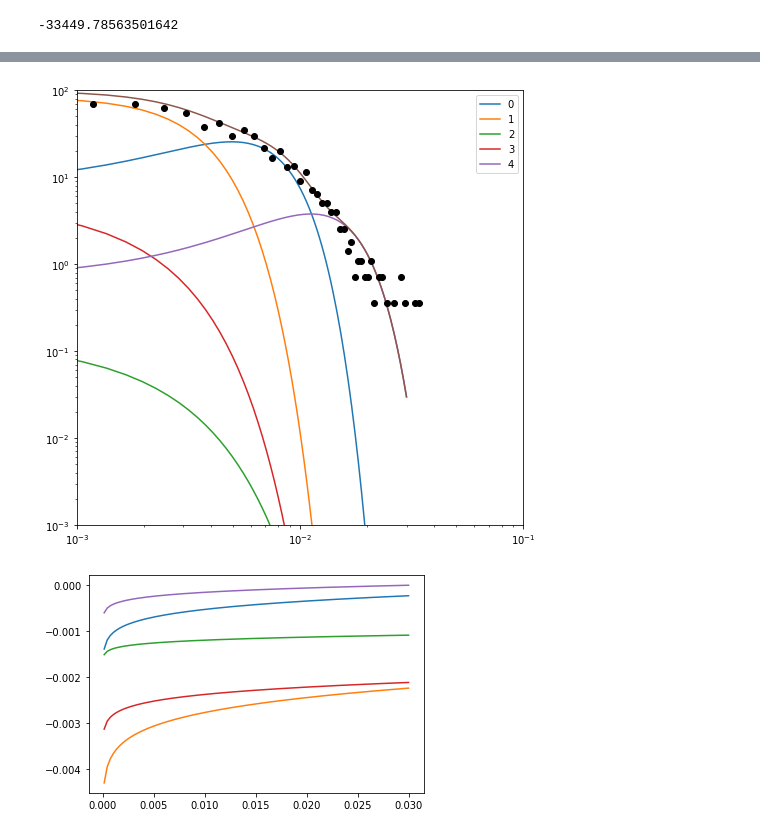
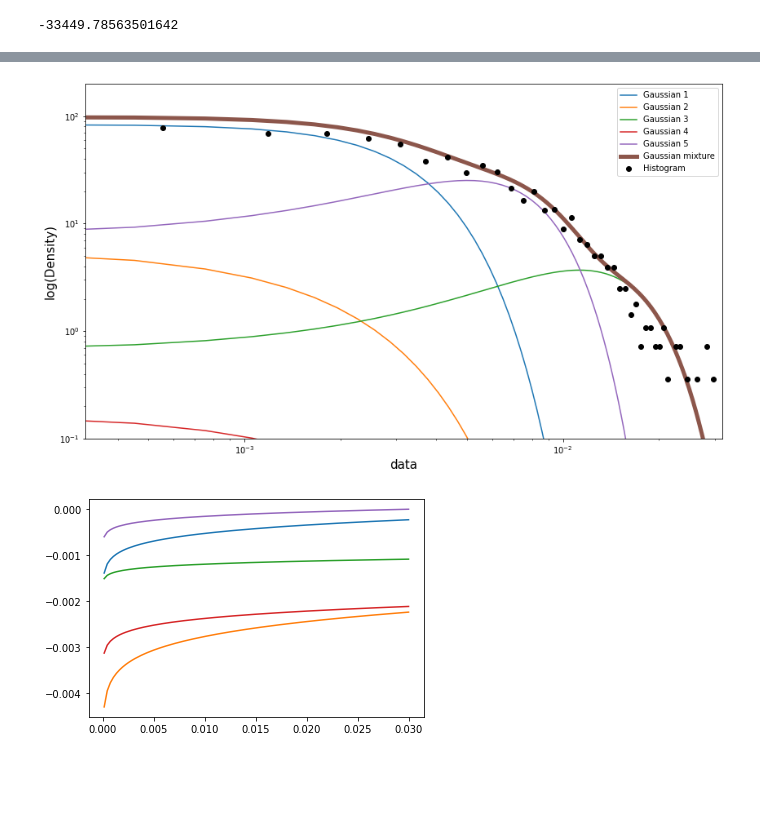
Before and after one commit to PyPaperParrot/Diplom, a Jupyter notebook: Исследование/gaussian mixture.ipynb, the cells around one changed output, grey strips where cells are left out. Drawn from its saved outputs; the diff is of its cells as text; code cells hidden in the pictures; blank space fills up the shorter version.

```diff
--- a/Исследование/gaussian mixture.ipynb
+++ b/Исследование/gaussian mixture.ipynb
@@ -168,0 +188,25 @@ plt.show()
+# %%
+day_return_hist = np.histogram(day_return ,bins = 100, normed=True)
+# %%
+#log
+
+plt.figure(figsize=(14,8))
+plt.yscale('log')
+
+plt.axis([-0.03, 0.03, 10**(-1), 10**(2.7) ])
+x = np.linspace(-0.03, 0.03, 200)
+mixture = np.zeros(200)
+for i in range(day_gmm.n_components):
+    plt.plot(x, day_gmm.weights_[i] * norm(day_gmm.means_[i],
+                                           np.sqrt(day_gmm.covariances_[i])).pdf(x)[0], label='Gaussian '+str(i+1))
+    mixture += day_gmm.weights_[i] * norm(day_gmm.means_[i], np.sqrt(day_gmm.covariances_[i])).pdf(x)[0]
+plt.plot(x, mixture, label='Gaussian mixture', linewidth=5)
+plt.plot(day_return_hist[1][:-1],day_return_hist[0],'o',  color='black', label='Histogram')
+#sns.kdeplot(day_gmm.sample(day_return.shape[0])[0][:, 0], label='5 Gaussians')
+#plt.plot(x, HypSec.pdf(x), label='HypSec')
+#plt.plot(x, Norm.pdf(x), '--', color='black', label='Gaussian')
+plt.xlabel('data', size=15)
+plt.ylabel('log(Density)', size=15)
+plt.legend()
+
+plt.show()
@@ -169,21 +215,29 @@ plt.show()
 # %%
-plt.figure(figsize=(8,8))
-plt.axis([10**(-3), 10**(-1), 10**(-3), 10**(2)])
+#bilog
 
+plt.figure(figsize=(14,8))
 plt.yscale('log')
 plt.xscale('log')
+
+plt.axis([10**(-3.5), 10**(-1.5), 10**(-1), 10**(2.3) ])
 x = np.linspace(-0.03, 0.03, 200)
 mixture = np.zeros(200)
 for i in range(day_gmm.n_components):
-    plt.plot(x, day_gmm.weights_[i] * norm(day_gmm.means_[i], np.sqrt(day_gmm.covariances_[i])).pdf(x)[0], label=i)
+    plt.plot(x, day_gmm.weights_[i] * norm(day_gmm.means_[i],
+                                           np.sqrt(day_gmm.covariances_[i])).pdf(x)[0], label='Gaussian '+str(i+1))
     mixture += day_gmm.weights_[i] * norm(day_gmm.means_[i], np.sqrt(day_gmm.covariances_[i])).pdf(x)[0]
-plt.plot(x, mixture)
-plt.plot(day_return_hist[1][:-1],day_return_hist[0],'o',  color='black')
+plt.plot(x, mixture, label='Gaussian mixture', linewidth=5)
+plt.plot(day_return_hist[1][:-1],day_return_hist[0],'o',  color='black', label='Histogram')
 #sns.kdeplot(day_gmm.sample(day_return.shape[0])[0][:, 0], label='5 Gaussians')
+#plt.plot(x, HypSec.pdf(x), label='HypSec')
+#plt.plot(x, Norm.pdf(x), '--', color='black', label='Gaussian')
+plt.xlabel('data', size=15)
+plt.ylabel('log(Density)', size=15)
 plt.legend()
+
 plt.show()
 # %% [output]
-[figure, old version]
+[figure, new version]
 # %%
 mixture_ppf = np.zeros(200)
 for i in range(day_gmm.n_components):
```
Also changed, not shown: parts of 22 cells of this notebook, 15 other files.
